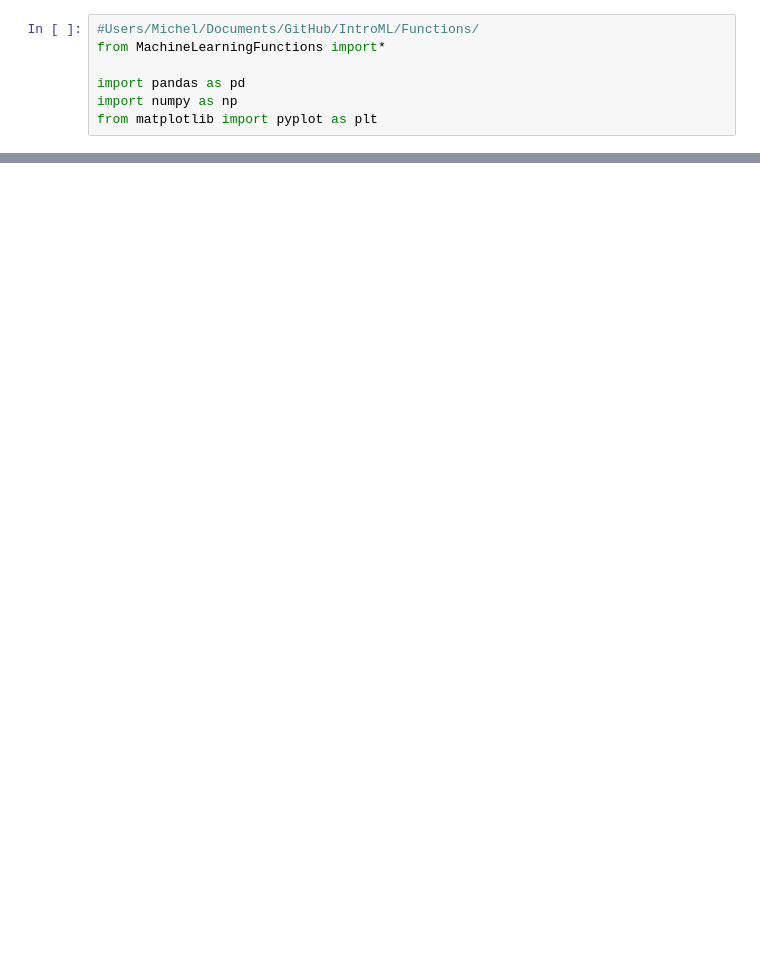
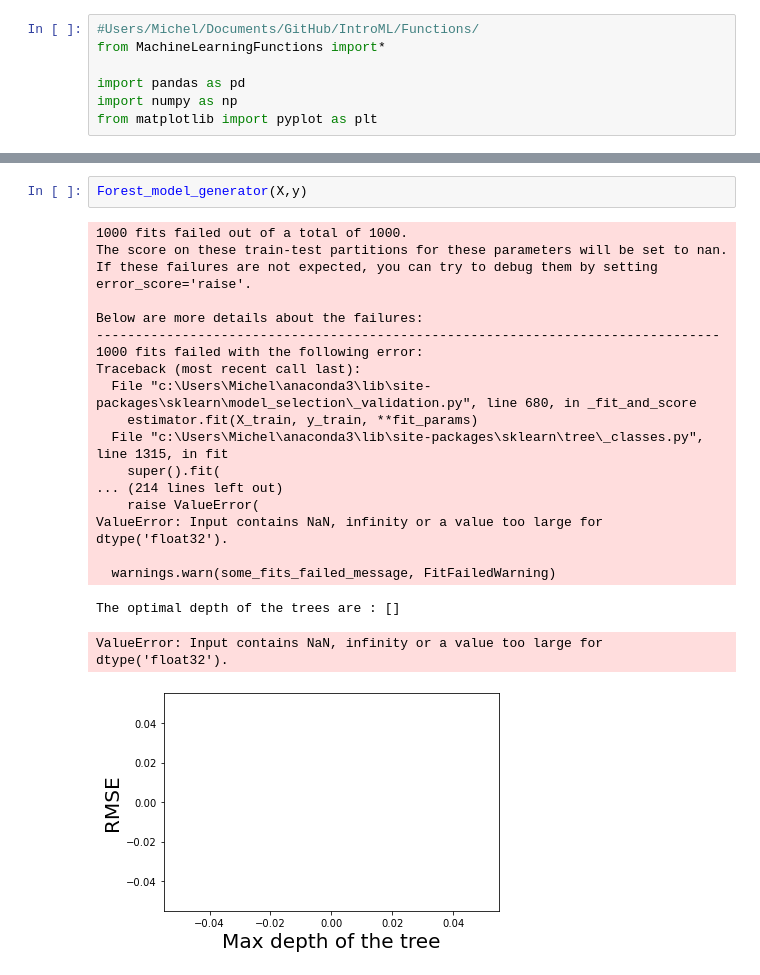
Before and after one commit to BChacun/IntroML, a Jupyter notebook: Functions/Main.ipynb, the cells around one changed output, grey strips where cells are left out. Saved outputs shown, nothing was run; the diff lists cells and outputs as text; blank space fills up the shorter version.

```diff
--- a/Functions/Main.ipynb
+++ b/Functions/Main.ipynb
@@ -51,0 +44,23 @@ scatter_matrix(df,label)
+# %%
+Forest_model_generator(X,y)
+# %% [output]
+1000 fits failed out of a total of 1000.
+The score on these train-test partitions for these parameters will be set to nan.
+If these failures are not expected, you can try to debug them by setting error_score='raise'.
+
+Below are more details about the failures:
+--------------------------------------------------------------------------------
+1000 fits failed with the following error:
+Traceback (most recent call last):
+  File "c:\Users\Michel\anaconda3\lib\site-packages\sklearn\model_selection\_validation.py", line 680, in _fit_and_score
+    estimator.fit(X_train, y_train, **fit_params)
+  File "c:\Users\Michel\anaconda3\lib\site-packages\sklearn\tree\_classes.py", line 1315, in fit
+    super().fit(
+... (214 lines left out)
+    raise ValueError(
+ValueError: Input contains NaN, infinity or a value too large for dtype('float32').
+
+  warnings.warn(some_fits_failed_message, FitFailedWarning)
+The optimal depth of the trees are : []
+ValueError: Input contains NaN, infinity or a value too large for dtype('float32').
+[figure, added]
```
Also changed, not shown: parts of 8 cells of this notebook, 1 other file.
